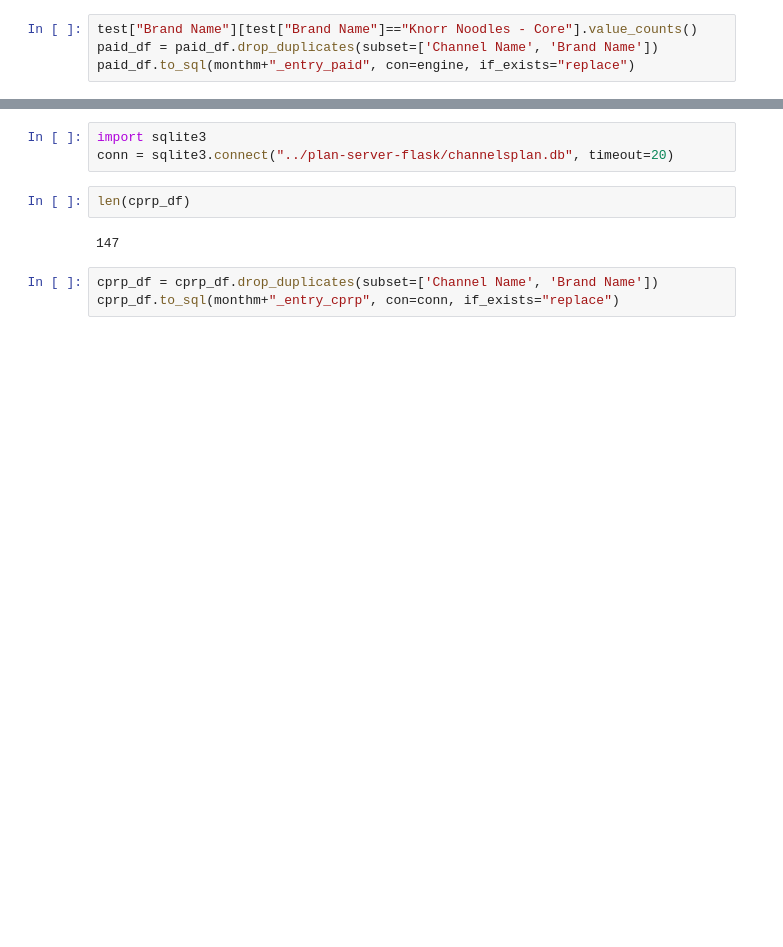
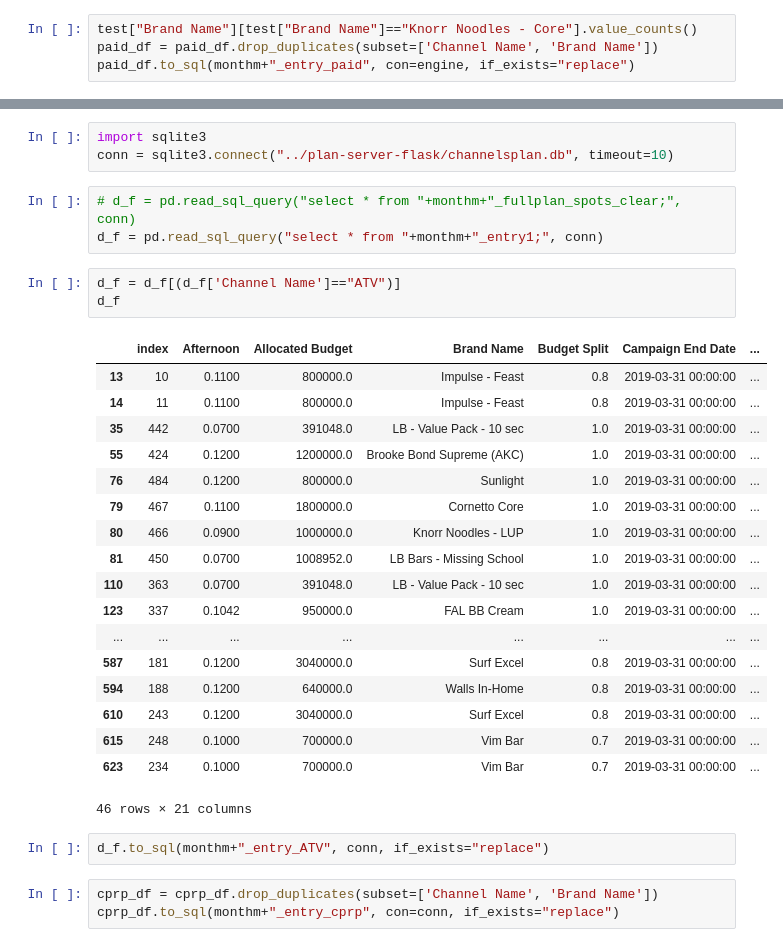
Before and after one commit to Ammar0347/MSypher, a Jupyter notebook: msypher-cloud-testing.ipynb, the cells around one changed output, grey strips where cells are left out. Cells and saved outputs as stored; diff of their text form; blank space fills up the shorter version.

```diff
--- a/msypher-cloud-testing.ipynb
+++ b/msypher-cloud-testing.ipynb
@@ -88,11 +109,34 @@ paid_df[paid_df["Channel Name"]=="PTV HOME"]
 | 2504 | Brooke Bond Supreme (Sachet) | Supreme Sachet 2017 25 sec | PTV HOME | 25.0 | 800000.0 | effective | 2019-02-09 | ... |
 # %%
 import sqlite3
-conn = sqlite3.connect("../plan-server-flask/channelsplan.db", timeout=20)
+conn = sqlite3.connect("../plan-server-flask/channelsplan.db", timeout=10)
-# %%
-len(cprp_df)
-# %% [output]
-147
+# %%
+# d_f = pd.read_sql_query("select * from "+monthm+"_fullplan_spots_clear;", conn)
+d_f = pd.read_sql_query("select * from "+monthm+"_entry1;", conn)
+# %%
+d_f = d_f[(d_f['Channel Name']=="ATV")]
+d_f
+# %% [output]
+|  | index | Afternoon | Allocated Budget | Brand Name | Budget Split | Campaign End Date | ... |
+| 13 | 10 | 0.1100 | 800000.0 | Impulse - Feast | 0.8 | 2019-03-31 00:00:00 | ... |
+| 14 | 11 | 0.1100 | 800000.0 | Impulse - Feast | 0.8 | 2019-03-31 00:00:00 | ... |
+| 35 | 442 | 0.0700 | 391048.0 | LB - Value Pack - 10 sec | 1.0 | 2019-03-31 00:00:00 | ... |
+| 55 | 424 | 0.1200 | 1200000.0 | Brooke Bond Supreme (AKC) | 1.0 | 2019-03-31 00:00:00 | ... |
+| 76 | 484 | 0.1200 | 800000.0 | Sunlight | 1.0 | 2019-03-31 00:00:00 | ... |
+| 79 | 467 | 0.1100 | 1800000.0 | Cornetto Core | 1.0 | 2019-03-31 00:00:00 | ... |
+| 80 | 466 | 0.0900 | 1000000.0 | Knorr Noodles - LUP | 1.0 | 2019-03-31 00:00:00 | ... |
+| 81 | 450 | 0.0700 | 1008952.0 | LB Bars - Missing School | 1.0 | 2019-03-31 00:00:00 | ... |
+| 110 | 363 | 0.0700 | 391048.0 | LB - Value Pack - 10 sec | 1.0 | 2019-03-31 00:00:00 | ... |
+| 123 | 337 | 0.1042 | 950000.0 | FAL BB Cream | 1.0 | 2019-03-31 00:00:00 | ... |
+| ... | ... | ... | ... | ... | ... | ... | ... |
+| 587 | 181 | 0.1200 | 3040000.0 | Surf Excel | 0.8 | 2019-03-31 00:00:00 | ... |
+| 594 | 188 | 0.1200 | 640000.0 | Walls In-Home | 0.8 | 2019-03-31 00:00:00 | ... |
+| 610 | 243 | 0.1200 | 3040000.0 | Surf Excel | 0.8 | 2019-03-31 00:00:00 | ... |
+| 615 | 248 | 0.1000 | 700000.0 | Vim Bar | 0.7 | 2019-03-31 00:00:00 | ... |
+| 623 | 234 | 0.1000 | 700000.0 | Vim Bar | 0.7 | 2019-03-31 00:00:00 | ... |
+46 rows × 21 columns
+# %%
+d_f.to_sql(monthm+"_entry_ATV", conn, if_exists="replace")
 # %%
 cprp_df = cprp_df.drop_duplicates(subset=['Channel Name', 'Brand Name'])
 cprp_df.to_sql(monthm+"_entry_cprp", con=conn, if_exists="replace")
```
Also changed, not shown: parts of 7 cells of this notebook, 1 other file.
